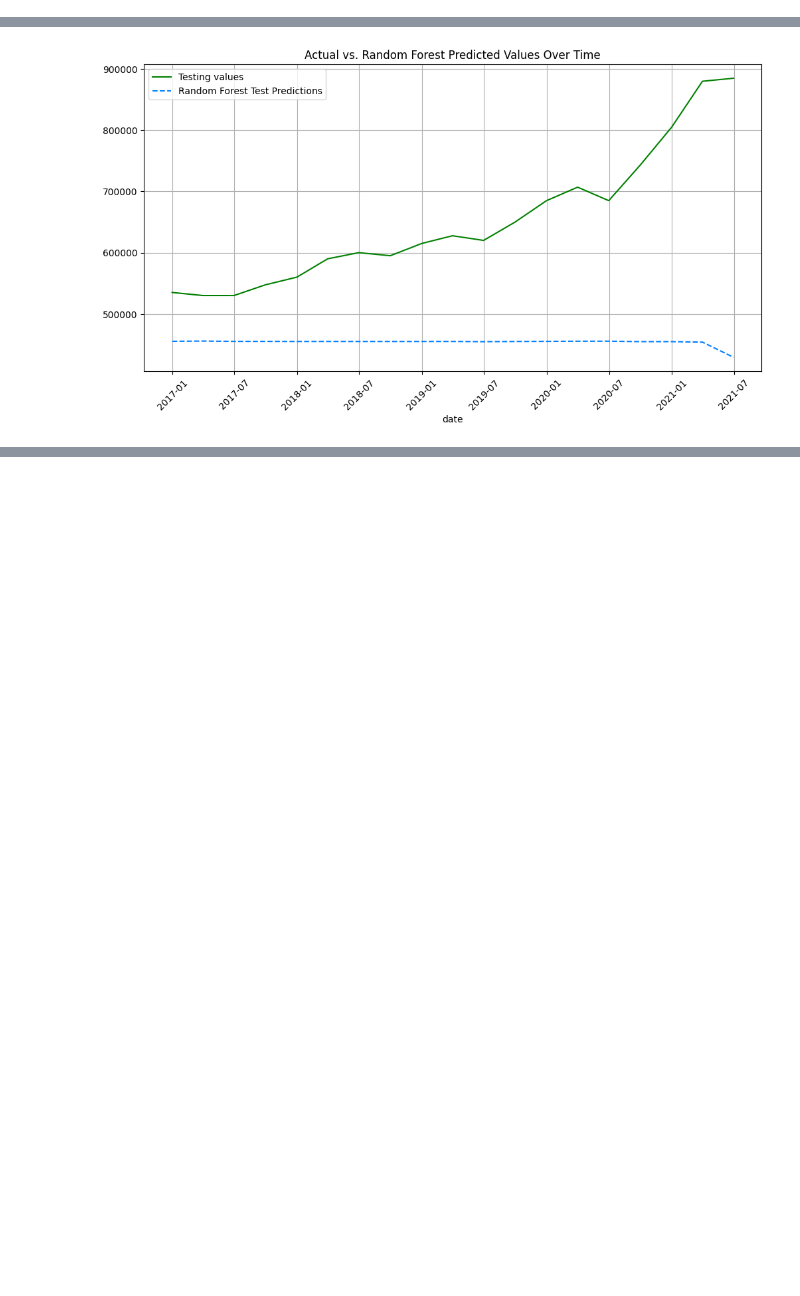
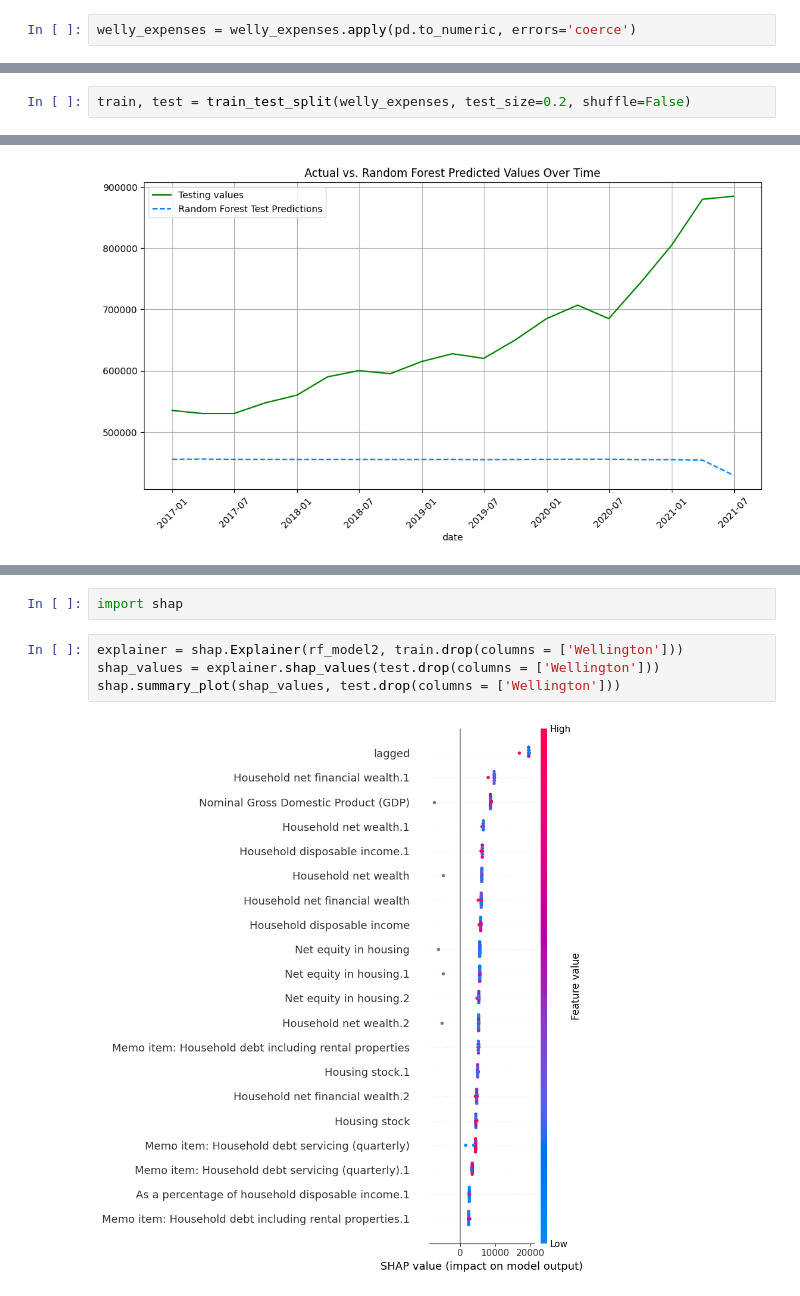
Before and after one commit to Sheepsta300/Machine-Learning-Project, a Jupyter notebook: Housing_Price_Predictor.ipynb, the cells around one changed output, grey strips where cells are left out. Drawn from its saved outputs; the diff is of its cells as text; blank space fills up the shorter version.

```diff
--- a/Housing_Price_Predictor.ipynb
+++ b/Housing_Price_Predictor.ipynb
@@ -418,5 +418,7 @@ plt.show()
 # %% [markdown]
 # Wellington expenses EDA
+# %%
+welly_expenses = welly_expenses.apply(pd.to_numeric, errors='coerce')
 # %%
 random_params = {
     'n_estimators': 200,
@@ -429,6 +431,8 @@ random_params = {
 }
 # %%
 rf_model2 = RandomForestRegressor(**random_params)
+# %%
+train, test = train_test_split(welly_expenses, test_size=0.2, shuffle=False)
 # %%
 rf_model2.fit(train.drop(columns = ['Wellington']), train.Wellington)
 # %% [output]
@@ -506 +511,9 @@ Successfully installed cloudpickle-3.0.0 llvmlite-0.43.0 numba-0.60.0 numpy-2.0.
 Note: you may need to restart the kernel to use updated packages.
+# %%
+import shap
+# %%
+explainer = shap.Explainer(rf_model2, train.drop(columns = ['Wellington']))
+shap_values = explainer.shap_values(test.drop(columns = ['Wellington']))
+shap.summary_plot(shap_values, test.drop(columns = ['Wellington']))
+# %% [output]
+[figure, added]
```
Also changed, not shown: parts of 32 cells of this notebook.
